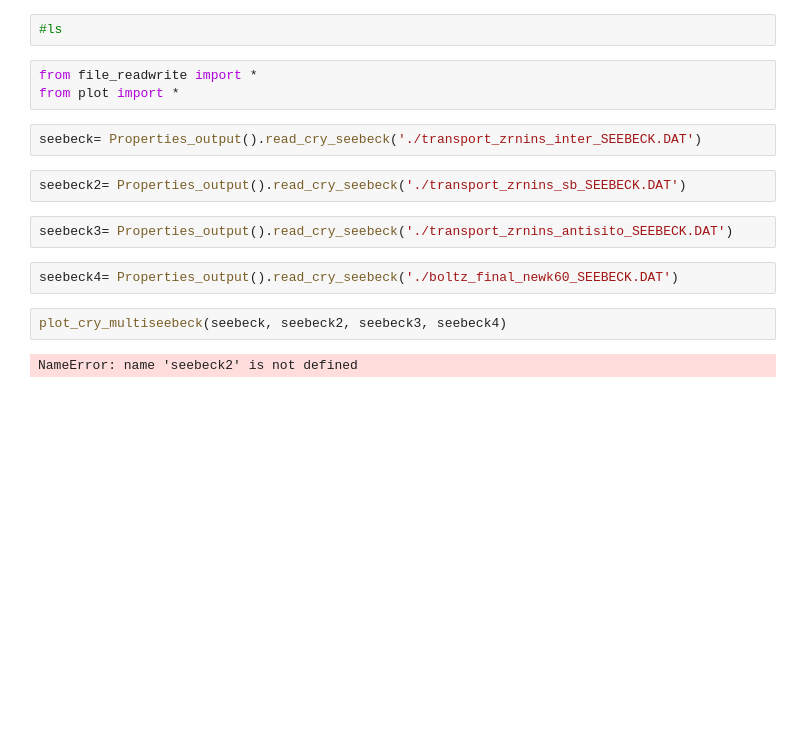
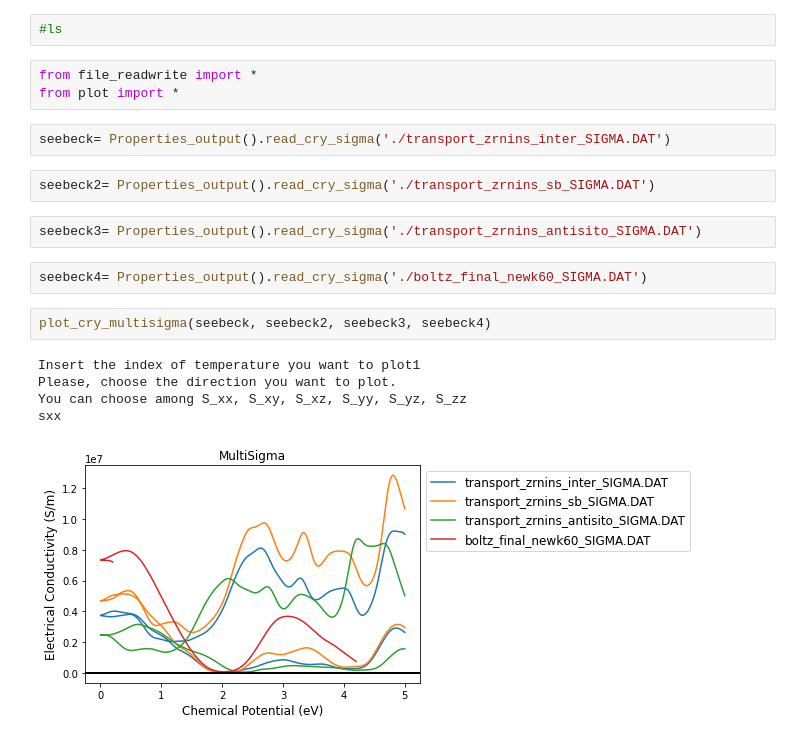
Before and after one commit to crystal-code-tools/CRYSTALpytools, a Jupyter notebook: crystal_functions/debug.ipynb, the cells around one changed output. Cells and saved outputs as stored; diff of their text form; blank space fills up the shorter version.

Commit message:
multisigma

```diff
--- a/crystal_functions/debug.ipynb
+++ b/crystal_functions/debug.ipynb
@@ -4,15 +4,19 @@
 from file_readwrite import *
 from plot import *
 # %%
-seebeck= Properties_output().read_cry_seebeck('./transport_zrnins_inter_SEEBECK.DAT')
+seebeck= Properties_output().read_cry_sigma('./transport_zrnins_inter_SIGMA.DAT')
 # %%
-seebeck2= Properties_output().read_cry_seebeck('./transport_zrnins_sb_SEEBECK.DAT')
+seebeck2= Properties_output().read_cry_sigma('./transport_zrnins_sb_SIGMA.DAT')
-# %%
-seebeck3= Properties_output().read_cry_seebeck('./transport_zrnins_antisito_SEEBECK.DAT')
-# %%
-seebeck4= Properties_output().read_cry_seebeck('./boltz_final_newk60_SEEBECK.DAT')
+# %%
+seebeck3= Properties_output().read_cry_sigma('./transport_zrnins_antisito_SIGMA.DAT')
+# %%
+seebeck4= Properties_output().read_cry_sigma('./boltz_final_newk60_SIGMA.DAT')
 # %%
-plot_cry_multiseebeck(seebeck, seebeck2, seebeck3, seebeck4)
+plot_cry_multisigma(seebeck, seebeck2, seebeck3, seebeck4)
 # %% [output]
-NameError: name 'seebeck2' is not defined
+Insert the index of temperature you want to plot1
+Please, choose the direction you want to plot.
+You can choose among S_xx, S_xy, S_xz, S_yy, S_yz, S_zz
+sxx
+[figure, added]
 # %%
```
Also changed, not shown: parts of 1 cell of this notebook, 1 other file.
